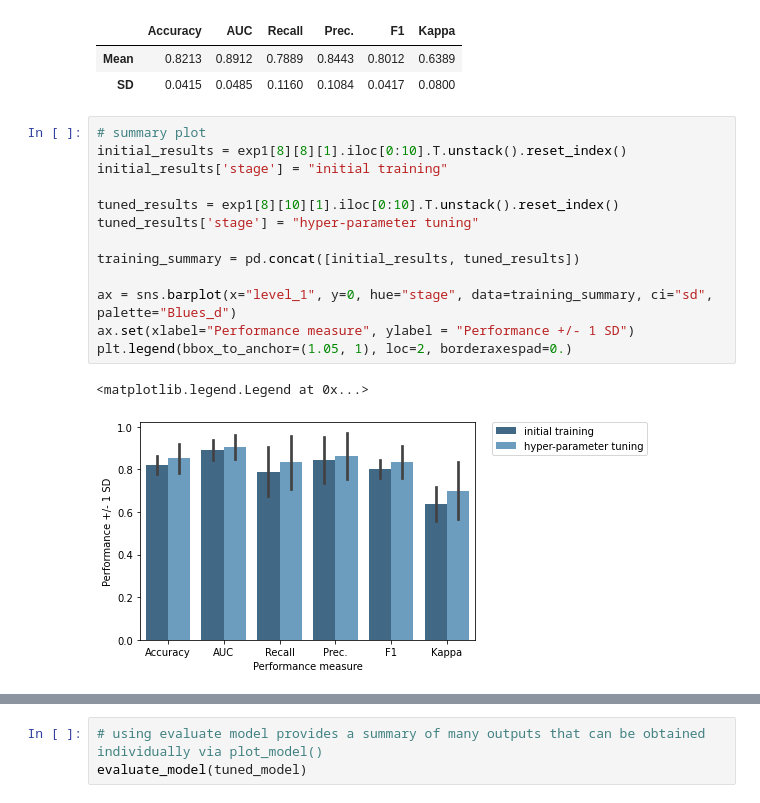
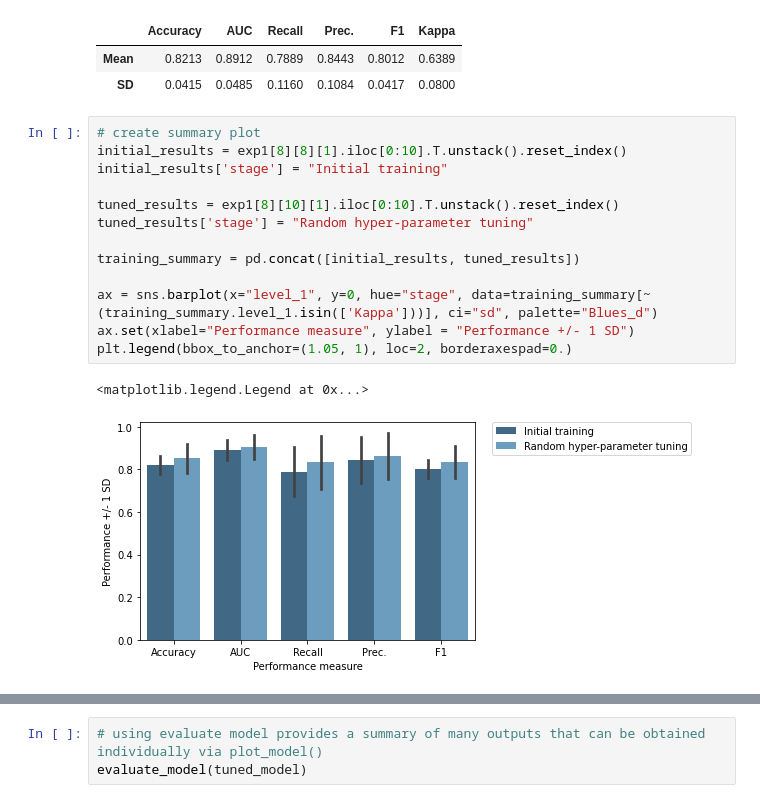
Before and after one commit to jason-bentley/medium_articles, a Jupyter notebook: heart_disease_pycaret/pycaret_heart_disease.ipynb, the cells around one changed output, grey strips where cells are left out. Saved outputs shown, nothing was run; the diff lists cells and outputs as text.

```diff
--- a/heart_disease_pycaret/pycaret_heart_disease.ipynb
+++ b/heart_disease_pycaret/pycaret_heart_disease.ipynb
@@ -402,18 +458,18 @@ exp1[8][8][1].loc[['Mean', 'SD']]
 | Mean | 0.8213 | 0.8912 | 0.7889 | 0.8443 | 0.8012 | 0.6389 |
 | SD | 0.0415 | 0.0485 | 0.1160 | 0.1084 | 0.0417 | 0.0800 |
 # %%
-# summary plot
+# create summary plot
 initial_results = exp1[8][8][1].iloc[0:10].T.unstack().reset_index()
-initial_results['stage'] = "initial training"
+initial_results['stage'] = "Initial training"
 
 tuned_results = exp1[8][10][1].iloc[0:10].T.unstack().reset_index()
-tuned_results['stage'] = "hyper-parameter tuning"
+tuned_results['stage'] = "Random hyper-parameter tuning"
 
 training_summary = pd.concat([initial_results, tuned_results])
 
-ax = sns.barplot(x="level_1", y=0, hue="stage", data=training_summary, ci="sd", palette="Blues_d")
+ax = sns.barplot(x="level_1", y=0, hue="stage", data=training_summary[~(training_summary.level_1.isin(['Kappa']))], ci="sd", palette="Blues_d")
 ax.set(xlabel="Performance measure", ylabel = "Performance +/- 1 SD")
 plt.legend(bbox_to_anchor=(1.05, 1), loc=2, borderaxespad=0.)
 # %% [output]
 <matplotlib.legend.Legend at 0x...>
-[figure, old version]
+[figure, new version]
```
Also changed, not shown: parts of 23 cells of this notebook.
